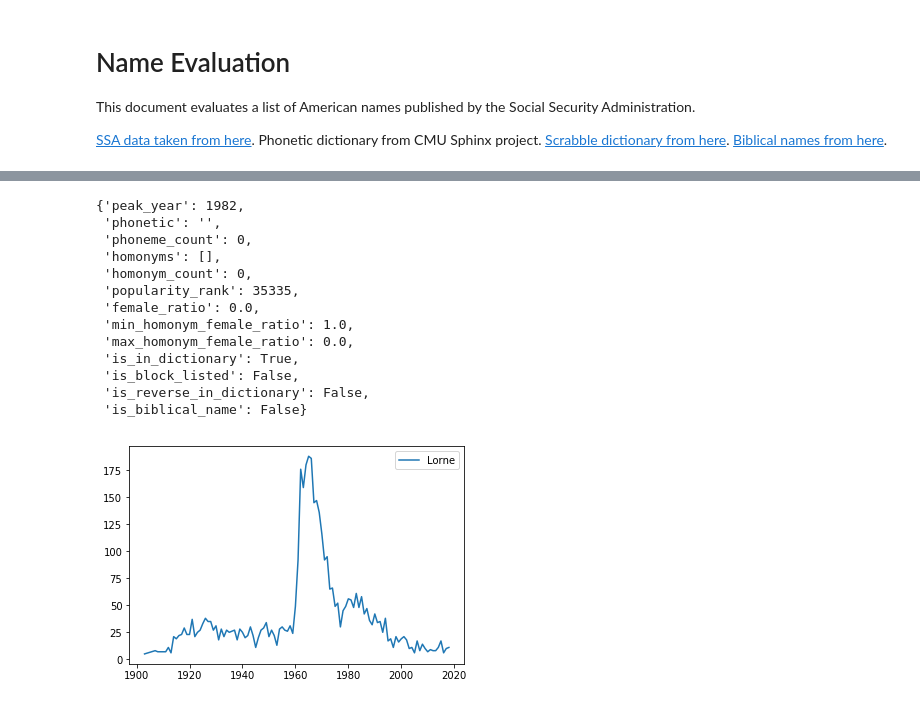
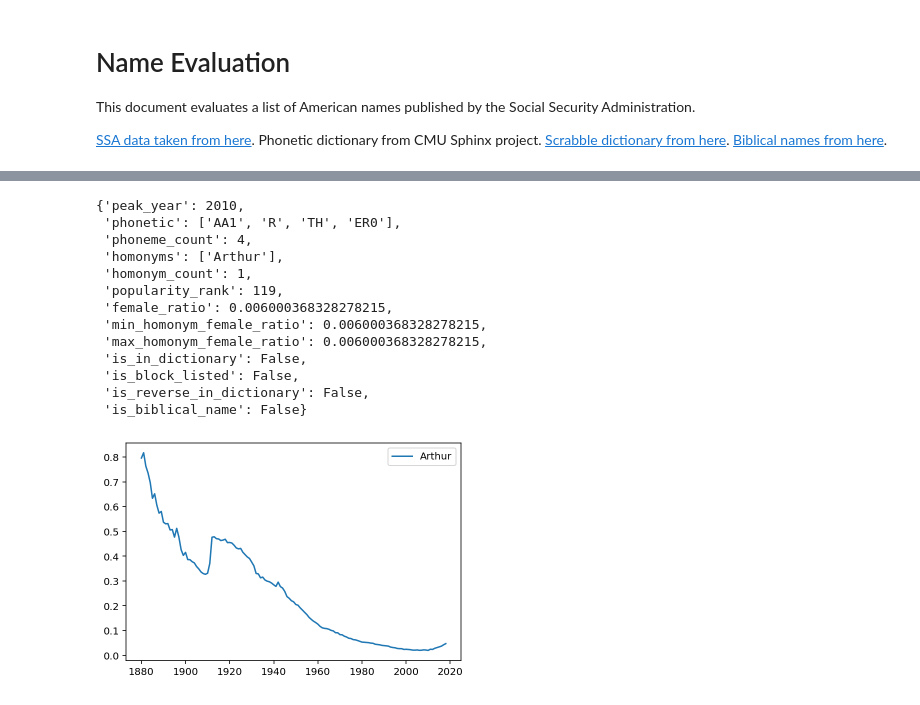
Before and after one commit to morria/Names, a Jupyter notebook: names.ipynb, the cells around one changed output, grey strips where cells are left out. Cells and saved outputs as stored; diff of their text form; code cells hidden in the pictures.

Commit message:
name_year_percentage

```diff
--- a/names.ipynb
+++ b/names.ipynb
@@ -86,9 +46,8 @@ yob_file_list = [f for f in listdir("ssa") if isfile(join("ssa", f)) and f.start
 
 import csv
 year_name_frequency = {}
-gender_year_name_frequency = {}
-gender_year_name_frequency['M'] = {}
-gender_year_name_frequency['F'] = {}
+year_population = {}
+gender_year_name_frequency = { 'M': {}, 'F': {} }
 for file_name in yob_file_list:
     year = int(file_name[3:7])
     year_name_frequency[year] = {}
@@ -99,4 +58,7 @@ for file_name in yob_file_list:
         for row in csvReader:
             year_name_frequency[year][row[0]] = year_name_frequency[year].get(row[0], 0) + int(row[2])
             gender_year_name_frequency[row[1]][year][row[0]] = int(row[2])
+            if year not in year_population:
+                year_population[year] = 0
+            year_population[year] +=  int(row[2])
 # %%
@@ -161,8 +131,8 @@ for name in name_year_frequency:
 # %%
 import matplotlib.pyplot as plt
-for name in cool_names:
-    if name in name_year_frequency:
-        x, y = zip(*sorted(name_year_frequency[name].items()))
+for name in ['Arthur']:
+    if name in name_year_rank:
+        x, y = zip(*sorted(name_year_rank[name].items()))
         plt.plot(x, y, label=name)
         plt.legend();
 plt.show();
@@ -280,35 +243,35 @@ weights = {
     'peak_year_recency_ratio': 0.1,
 
     # 1.0 if the name peaked before 2010 or 0.0 if after.
-    'is_peak_year_before_2010': 0.6,
+    'is_peak_year_before_2010': 0.1,
 
     # 1.0 if the name peaked before 2005 or 0.0 if after.
-    'is_peak_year_before_2005': 0.5,
+    'is_peak_year_before_2005': 0.0,
 
     # 1.0 if the name peaked before 2000 or 0.0 if after.
-    'is_peak_year_before_2000': 0.4,
+    'is_peak_year_before_2000': 0.0,
 
     # 1.0 if the name peaked before 1982 or 0.0 if after.
-    'is_peak_year_before_1982': 0.01,
+    'is_peak_year_before_1982': 0.0,
 
     # 1.0 if the name peaked after 1948 or 0.0 if after.
-    'is_peak_year_after_1948': -0.111111111111111111111111111,
+    'is_peak_year_after_1948': 0.0,
 
     # The most popular name gets a score of 1.0 and the least 1.0.
-    'popularity_rank_ratio': 0.009,
+    'popularity_rank_ratio': 0.0,
 
     # Names that aren't in the top n get a score of 1.0. Else 0.
-    'is_not_too_popular': 0.1,
+    'is_not_too_popular': 0.0,
 
     # Names that are in the top n get a score of 1.0. Else 0.
-    'is_popular_enough': -1,
+    'is_popular_enough': 0.0,
 
     # Names that are only ever female get 1.0. Names that are only
     # male get 0.0
-    'female_ratio': 0.009,
+    'female_ratio': 0.0,
 
     # Names get 1.0 if they are less than 25% female, else 0.
-    'female_ratio_cutoff_20': 0.662,
+    'female_ratio_cutoff_20': 0.1,
 
     # The maximum `female_ratio` score across all homonyms
     'max_homonym_female_ratio': 0.0,
@@ -320,13 +283,13 @@ weights = {
     'is_block_listed': -1.0,
 
     # 1.0 if the name is in the English dictionary, else 0.0
-    'is_in_dictionary': -1.0,
+    'is_in_dictionary': 0.0,
 
     # 1.0 if the reverse of the name is in the English dictionary
     'is_reverse_in_dictionary': 0.0,
 
     # 1.0 if the name is in the phonetic dictionary
-    'is_in_phonetic_dictionary': -1.0,
+    'is_in_phonetic_dictionary': 0.0,
 
     # 1.0 if the name has the most phonemes
     'phoneme_count_ratio': 0.0,
@@ -396,26 +377,26 @@ plt.show();
 # %%
-name_features['Sou']
+name_features['Arthur']
 # %% [output]
-{'peak_year': 1982,
- 'phonetic': '',
- 'phoneme_count': 0,
- 'homonyms': [],
- 'homonym_count': 0,
- 'popularity_rank': 35335,
- 'female_ratio': 0.0,
- 'min_homonym_female_ratio': 1.0,
- 'max_homonym_female_ratio': 0.0,
- 'is_in_dictionary': True,
+{'peak_year': 2010,
+ 'phonetic': ['AA1', 'R', 'TH', 'ER0'],
+ 'phoneme_count': 4,
+ 'homonyms': ['Arthur'],
+ 'homonym_count': 1,
+ 'popularity_rank': 119,
+ 'female_ratio': 0.006000368328278215,
+ 'min_homonym_female_ratio': 0.006000368328278215,
+ 'max_homonym_female_ratio': 0.006000368328278215,
+ 'is_in_dictionary': False,
  'is_block_listed': False,
  'is_reverse_in_dictionary': False,
  'is_biblical_name': False}
 # %%
 import matplotlib.pyplot as plt
-for name in ['Lorne']:
-    if name in name_year_frequency:
-        x, y = zip(*sorted(name_year_frequency[name].items()))
+for name in ['Arthur']:
+    if name in name_year_percentage:
+        x, y = zip(*sorted(name_year_percentage[name].items()))
         plt.plot(x, y, label=name)
         plt.legend();
 plt.show();
 # %% [output]
-[figure, old version]
+[figure, new version]
```
Also changed, not shown: parts of 11 cells of this notebook.
